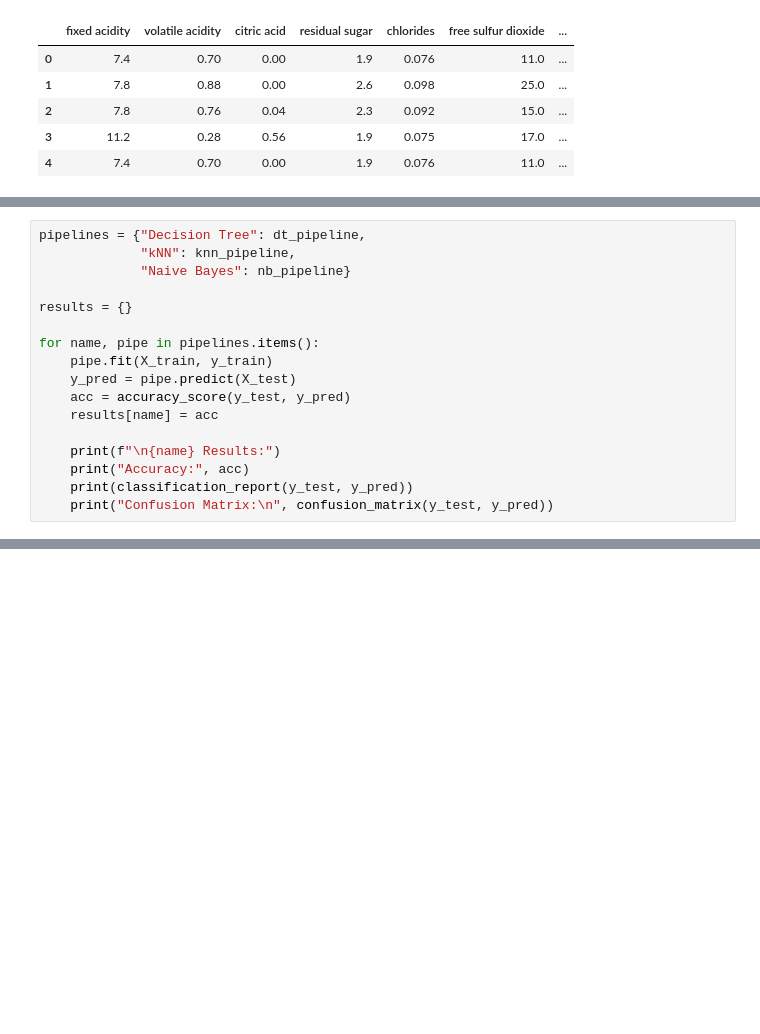
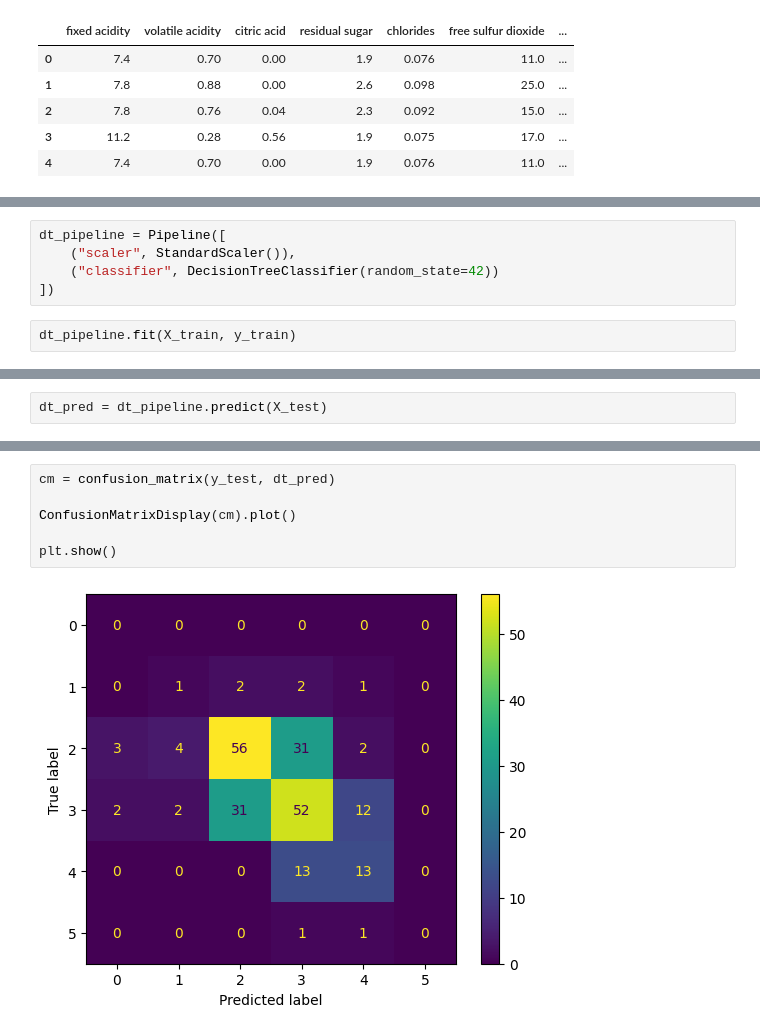
Before and after one commit to zaibshahzadi/ML-Internship, a Jupyter notebook: Wine_dataset.ipynb, the cells around one changed output, grey strips where cells are left out. Cells and saved outputs as stored; diff of their text form; blank space fills up the shorter version.

```diff
--- a/Wine_dataset.ipynb
+++ b/Wine_dataset.ipynb
@@ -42,17 +119,0 @@ nb_pipeline = Pipeline([("scaler", preprocessor),
-# %%
-pipelines = {"Decision Tree": dt_pipeline,
-             "kNN": knn_pipeline,
-             "Naive Bayes": nb_pipeline}
-
-results = {}
-
-for name, pipe in pipelines.items():
-    pipe.fit(X_train, y_train)
-    y_pred = pipe.predict(X_test)
-    acc = accuracy_score(y_test, y_pred)
-    results[name] = acc
-
-    print(f"\n{name} Results:")
-    print("Accuracy:", acc)
-    print(classification_report(y_test, y_pred))
-    print("Confusion Matrix:\n", confusion_matrix(y_test, y_pred))
@@ -98,0 +120,7 @@ for name, pipe in pipelines.items():
+# %%
+dt_pipeline = Pipeline([
+    ("scaler", StandardScaler()),
+    ("classifier", DecisionTreeClassifier(random_state=42))
+])
+# %%
+dt_pipeline.fit(X_train, y_train)
@@ -98,0 +130,2 @@ for name, pipe in pipelines.items():
+# %%
+dt_pred = dt_pipeline.predict(X_test)
@@ -98,0 +251,8 @@ for name, pipe in pipelines.items():
+# %%
+cm = confusion_matrix(y_test, dt_pred)
+
+ConfusionMatrixDisplay(cm).plot()
+
+plt.show()
+# %% [output]
+[figure, added]
```
Also changed, not shown: parts of 32 cells of this notebook.
